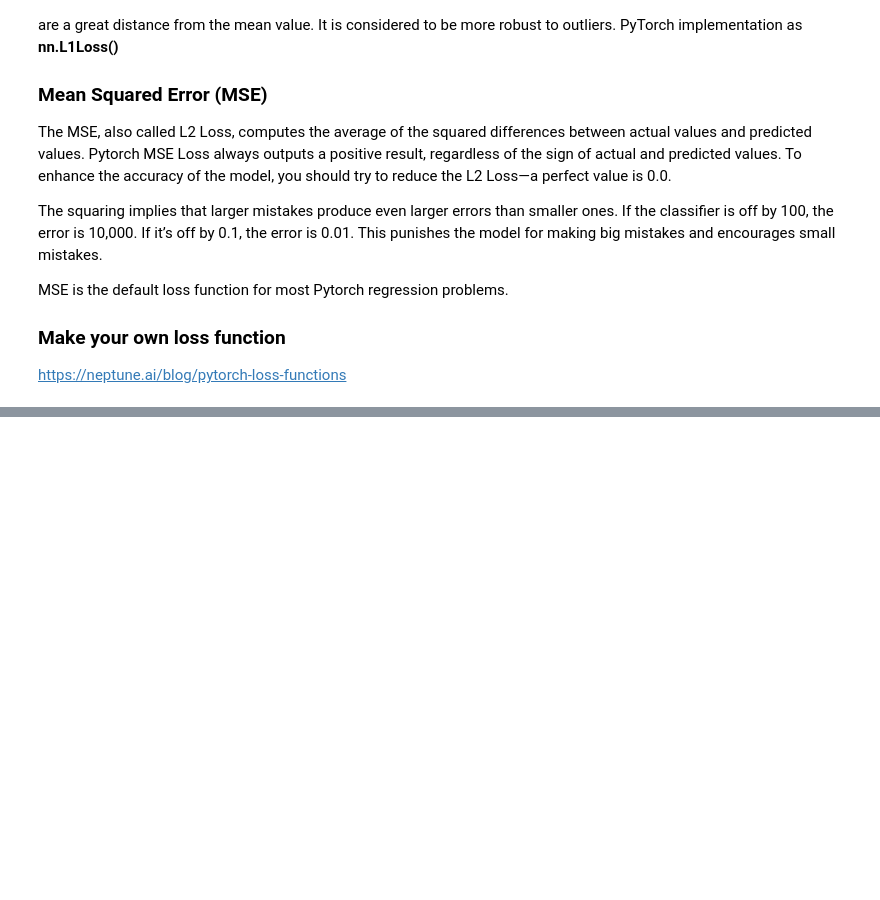
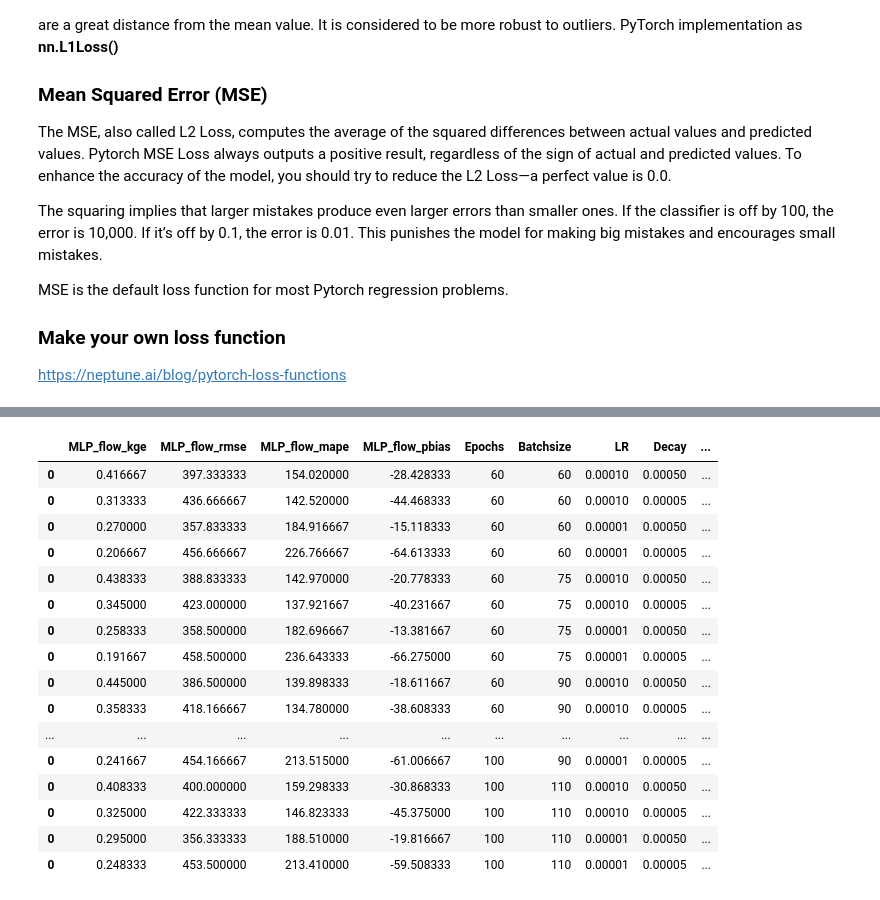
Before and after one commit to whitelightning450/NWM_ML, a Jupyter notebook: RJ/ModelDevelopment/mlp.ipynb, the cells around one changed output, grey strips where cells are left out. Saved outputs shown, nothing was run; the diff lists cells and outputs as text; code cells hidden in the pictures; blank space fills up the shorter version.

```diff
--- a/RJ/ModelDevelopment/mlp.ipynb
+++ b/RJ/ModelDevelopment/mlp.ipynb
@@ -179,3 +179,35 @@ MSE is the default loss function for most Pytorch regression problems.
 
 ### Make your own loss function
 https://neptune.ai/blog/pytorch-loss-functions
+# %%
+epochs = [60] # - seems to converge around 80 epochs with 100 batrch size
+batch_size = [60]
+learning_rate = [0.0001]  #look up learning rate scheduler https://www.geeksforgeeks.org/understanding-pytorch-learning-rate-scheduling/ -  smaller learning rates doing better!
+decay = [0.0005]
+L1 = [60, 120]
+L2 = [60, 120]
+L3 = [30, 60]
+L4 = [30, 60]
+L5 = [15,30]
+L6 = [10,20]
+
+search_params = epochs, batch_size, learning_rate, decay, L1, L2, L3, L4, L5, L6
+loss_func = nn.MSELoss()
+supply = False
+
+
+GS_Eval_DF, GS_Eval_dict = mlp_model.mlp_optimization(search_params,
+                     x_train_scaled_t,
+                     y_train_scaled_t,
+                     loss_func,
+                     model_path,
+                     modelname,
+                     supply,
+                     test_years,
+                     stations,
+                     x_test_temp,
+                     x_test_scaled,
+                     y_test_temp,
+                     StreamStats,
+                     station_index_list)
+GS_Eval_DF
@@ -181,0 +245,20 @@ https://neptune.ai/blog/pytorch-loss-functions
+# %%
+GS_Eval_DF
+# %% [output]
+|  | MLP_flow_kge | MLP_flow_rmse | MLP_flow_mape | MLP_flow_pbias | Epochs | Batchsize | LR | Decay | ... |
+| 0 | 0.416667 | 397.333333 | 154.020000 | -28.428333 | 60 | 60 | 0.00010 | 0.00050 | ... |
+| 0 | 0.313333 | 436.666667 | 142.520000 | -44.468333 | 60 | 60 | 0.00010 | 0.00005 | ... |
+| 0 | 0.270000 | 357.833333 | 184.916667 | -15.118333 | 60 | 60 | 0.00001 | 0.00050 | ... |
+| 0 | 0.206667 | 456.666667 | 226.766667 | -64.613333 | 60 | 60 | 0.00001 | 0.00005 | ... |
+| 0 | 0.438333 | 388.833333 | 142.970000 | -20.778333 | 60 | 75 | 0.00010 | 0.00050 | ... |
+| 0 | 0.345000 | 423.000000 | 137.921667 | -40.231667 | 60 | 75 | 0.00010 | 0.00005 | ... |
+| 0 | 0.258333 | 358.500000 | 182.696667 | -13.381667 | 60 | 75 | 0.00001 | 0.00050 | ... |
+| 0 | 0.191667 | 458.500000 | 236.643333 | -66.275000 | 60 | 75 | 0.00001 | 0.00005 | ... |
+| 0 | 0.445000 | 386.500000 | 139.898333 | -18.611667 | 60 | 90 | 0.00010 | 0.00050 | ... |
+| 0 | 0.358333 | 418.166667 | 134.780000 | -38.608333 | 60 | 90 | 0.00010 | 0.00005 | ... |
+| ... | ... | ... | ... | ... | ... | ... | ... | ... | ... |
+| 0 | 0.241667 | 454.166667 | 213.515000 | -61.006667 | 100 | 90 | 0.00001 | 0.00005 | ... |
+| 0 | 0.408333 | 400.000000 | 159.298333 | -30.868333 | 100 | 110 | 0.00010 | 0.00050 | ... |
+| 0 | 0.325000 | 422.333333 | 146.823333 | -45.375000 | 100 | 110 | 0.00010 | 0.00005 | ... |
+| 0 | 0.295000 | 356.333333 | 188.510000 | -19.816667 | 100 | 110 | 0.00001 | 0.00050 | ... |
+| 0 | 0.248333 | 453.500000 | 213.410000 | -59.508333 | 100 | 110 | 0.00001 | 0.00005 | ... |
```
Also changed, not shown: parts of 13 cells of this notebook, 3 other files.
